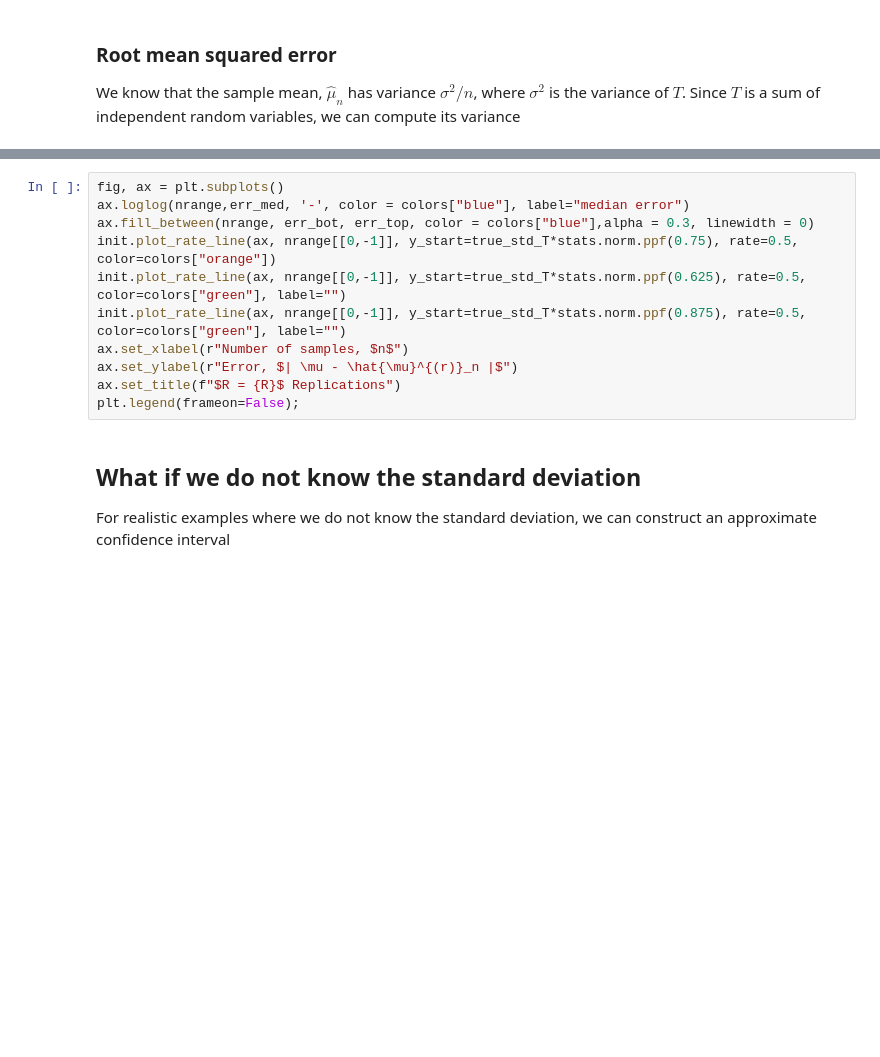
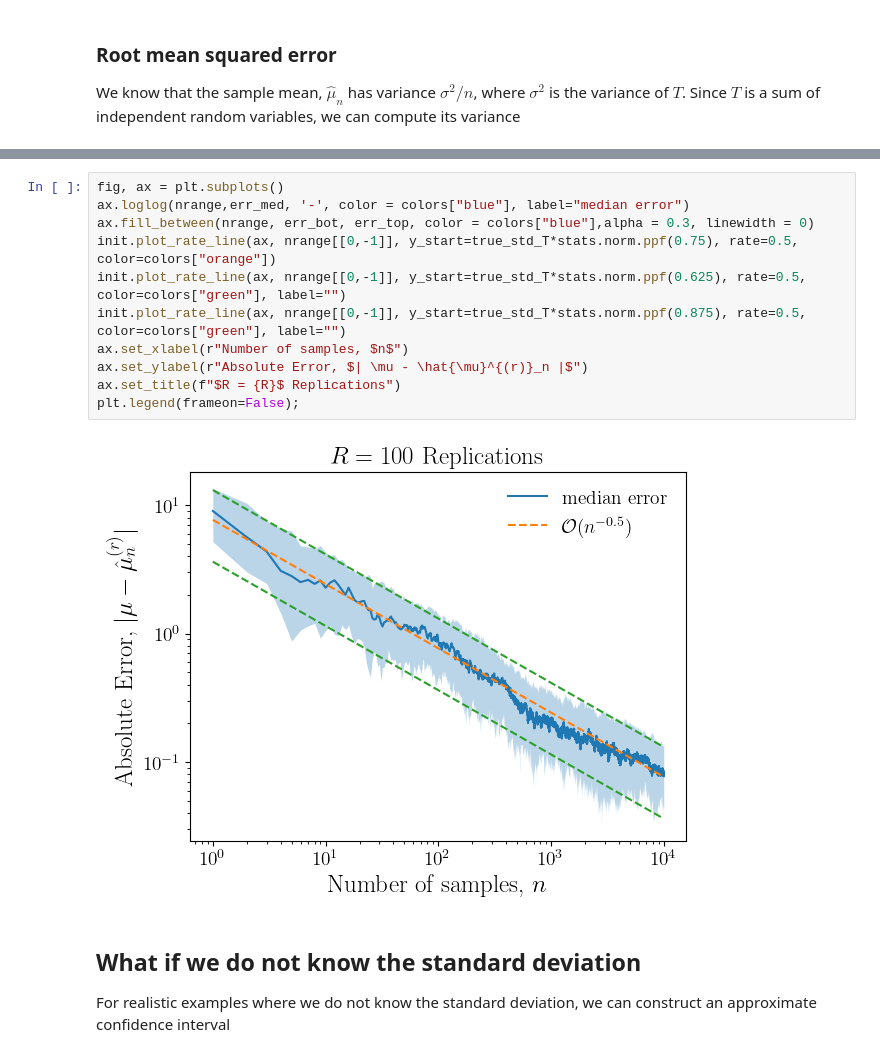
Before and after one commit to QMCSoftware/MATH565Fall2025, a Jupyter notebook: notebooks/AreWeThereYet.ipynb, the cells around one changed output, grey strips where cells are left out. Saved outputs shown, nothing was run; the diff lists cells and outputs as text; blank space fills up the shorter version.

```diff
--- a/notebooks/AreWeThereYet.ipynb
+++ b/notebooks/AreWeThereYet.ipynb
@@ -232,14 +282,16 @@ For large $n$, $\widehat{\mu}_n$ is approximately distributed $\mathcal{N}(\mu,\
 # %%
 fig, ax = plt.subplots()
 ax.loglog(nrange,err_med, '-', color = colors["blue"], label="median error")
 ax.fill_between(nrange, err_bot, err_top, color = colors["blue"],alpha = 0.3, linewidth = 0)
 init.plot_rate_line(ax, nrange[[0,-1]], y_start=true_std_T*stats.norm.ppf(0.75), rate=0.5, color=colors["orange"])
 init.plot_rate_line(ax, nrange[[0,-1]], y_start=true_std_T*stats.norm.ppf(0.625), rate=0.5, color=colors["green"], label="")
 init.plot_rate_line(ax, nrange[[0,-1]], y_start=true_std_T*stats.norm.ppf(0.875), rate=0.5, color=colors["green"], label="")
 ax.set_xlabel(r"Number of samples, $n$")
-ax.set_ylabel(r"Error, $| \mu - \hat{\mu}^{(r)}_n |$")
+ax.set_ylabel(r"Absolute Error, $| \mu - \hat{\mu}^{(r)}_n |$")
 ax.set_title(f"$R = {R}$ Replications")
 plt.legend(frameon=False);
+# %% [output]
+[figure, added]
 # %% [markdown]
 ## What if we do not know the standard deviation
 For realistic examples where we do not know the standard deviation, we can construct an approximate confidence interval
```
Also changed, not shown: parts of 16 cells of this notebook, 1 other file.
